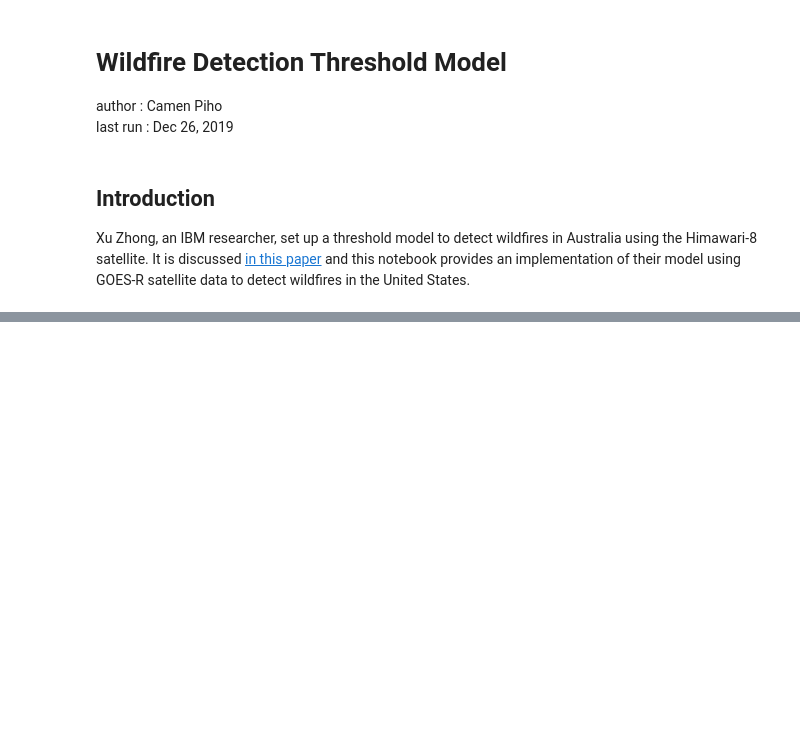
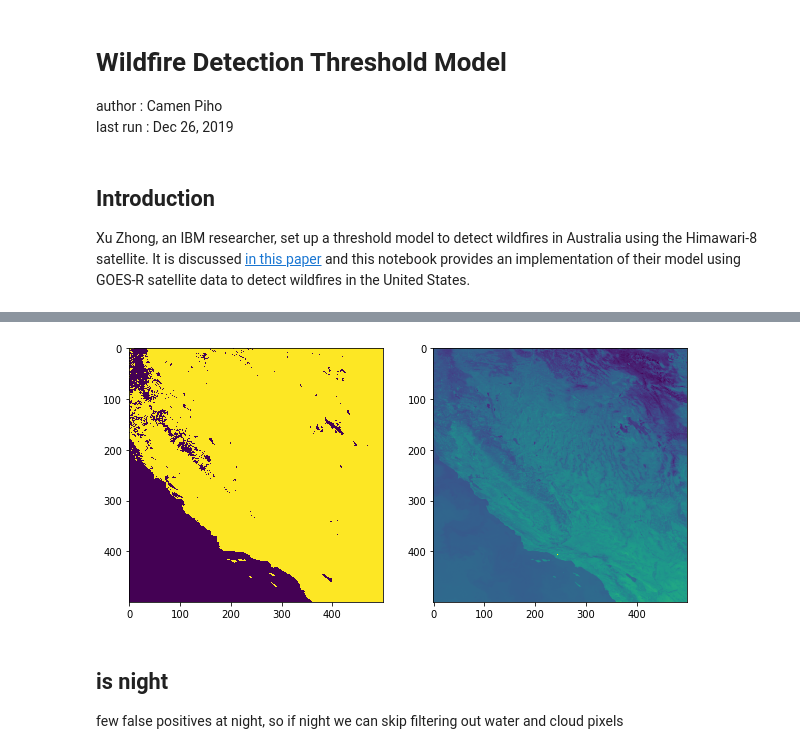
Before and after one commit to joyprojects/wildfire, a Jupyter notebook: documentation/notebooks/wildfire_detection_threshold.ipynb, the cells around one changed output, grey strips where cells are left out. Drawn from its saved outputs; the diff is of its cells as text; code cells hidden in the pictures; blank space fills up the shorter version.

```diff
--- a/documentation/notebooks/wildfire_detection_threshold.ipynb
+++ b/documentation/notebooks/wildfire_detection_threshold.ipynb
@@ -182,3 +17,0 @@ ax.imshow(is_hot(goes_scan_3.band_7, goes_scan_3.band_14))
-# %%
-_, ax = plt.subplots(figsize=(10, 10))
-ax.imshow(is_not_cloud(goes_scan_3.band_2, goes_scan_3.band_3, goes_scan_3.band_15))
@@ -192,12 +17,0 @@ plot_has_wildfire(goes_scan_3)
-# %%
-band_2 = goes_scan_3.band_2.dataset.reflectance_factor.data[::4, ::4]
-band_3 = goes_scan_3.band_3.dataset.reflectance_factor.data[::2, ::2]
-band_15 = goes_scan_3.band_15.dataset.brightness_temperature.data
-_, ax = plt.subplots(figsize=(10, 10))
-ax.imshow(
-    ((band_2 + band_3) < 10)
-#     (band_15 > 265) &
-#     (
-#         ((band_2 + band_3) < 0.7) | (band_15 > 285)
-#     )
-)
@@ -284,0 +58,4 @@ array([[False, False, False, ..., False, False, False],
+# %%
+goes_scan_1 = get_scan(satellite="noaa-goes17", region="M1", scan_time_utc=datetime.datetime(2019, 10, 27, 20, 0))
+goes_scan_2 = get_scan(satellite="noaa-goes17", region="M1", scan_time_utc=datetime.datetime(2019, 10, 10, 20, 0))
+goes_scan_3 = get_scan(satellite="noaa-goes17", region="M1", scan_time_utc=datetime.datetime(2019, 11, 1, 18, 0))
@@ -284,0 +113,15 @@ array([[False, False, False, ..., False, False, False],
+# %%
+def is_not_water(band_6):
+    return band_6.dataset.reflectance_factor.data > 0.03
+# %%
+t = goes_scan_3
+
+fig, axes = plt.subplots(ncols=2, figsize=(10, 10))
+axes[0].imshow(is_not_water(t.band_6))
+axes[1].imshow(t.band_7.dataset.brightness_temperature);
+# %% [output]
+[figure, added]
+# %% [markdown]
+## is night
+
+few false positives at night, so if night we can skip filtering out water and cloud pixels
```
Also changed, not shown: parts of 38 cells of this notebook, 2 other files.
